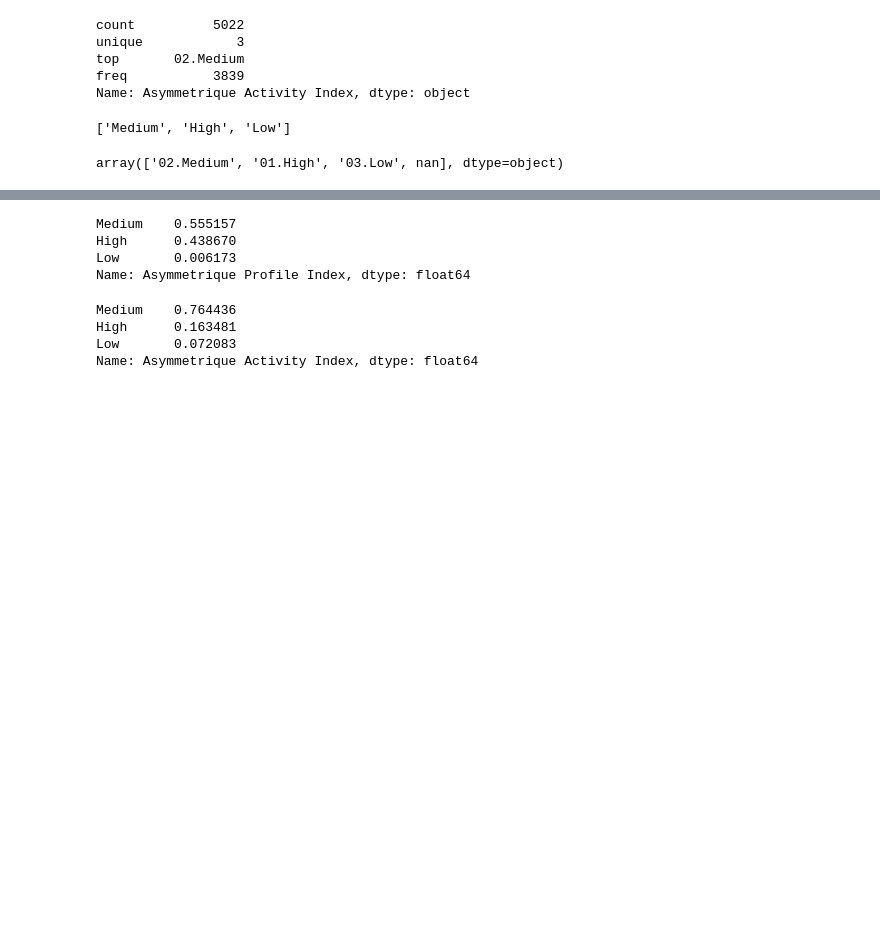
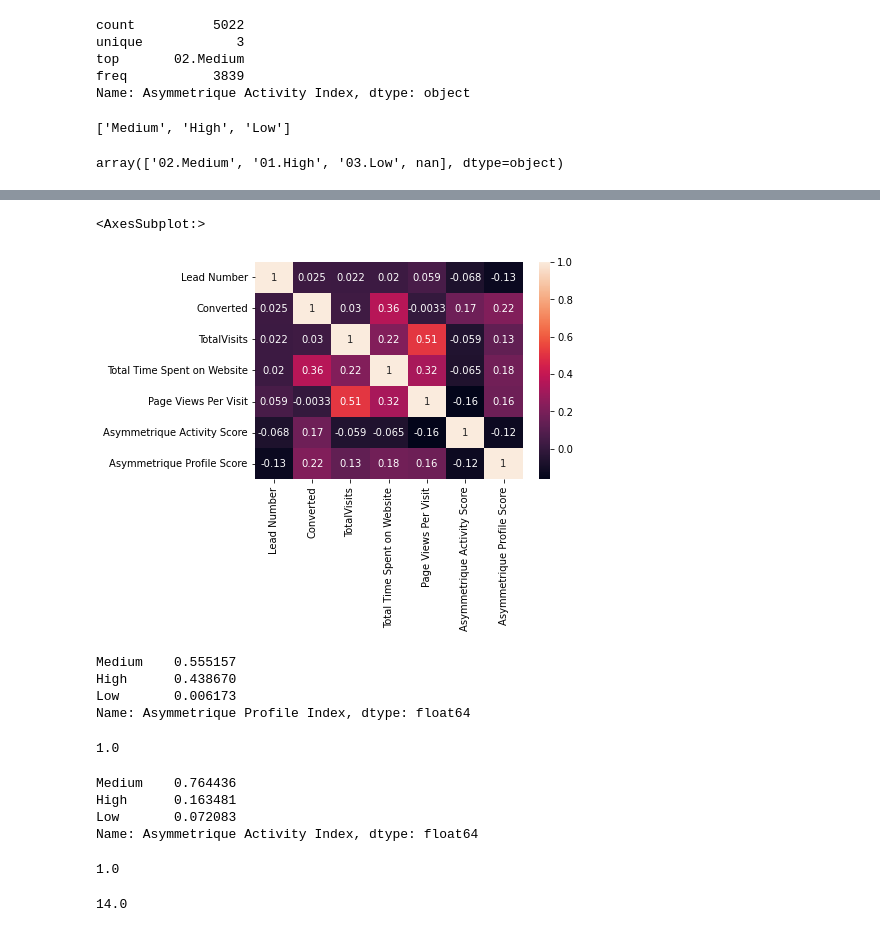
Before and after one commit to ted-198/Upgrad-Case-Study-Logestic-Regression, a Jupyter notebook: Logistic regression case study.ipynb, the cells around one changed output, grey strips where cells are left out. Saved outputs shown, nothing was run; the diff lists cells and outputs as text; code cells hidden in the pictures; blank space fills up the shorter version.

```diff
--- a/Logistic regression case study.ipynb
+++ b/Logistic regression case study.ipynb
@@ -133,3 +133,8 @@ df.head()
+# %%
+sns.heatmap(df.corr(), annot=True)
+# %% [output]
+<AxesSubplot:>
+[figure, added]
 # %%
 df['Asymmetrique Profile Index'].value_counts(normalize=True)
 # %% [output]
@@ -137,6 +142,10 @@ Medium    0.555157
 High      0.438670
 Low       0.006173
 Name: Asymmetrique Profile Index, dtype: float64
+# %%
+df['Asymmetrique Profile Index'].map({'Low':0, 'Medium':1, 'High':2}).median()
+# %% [output]
+1.0
 # %%
 df['Asymmetrique Activity Index'].value_counts(normalize=True)
 # %% [output]
@@ -144,3 +153,11 @@ Medium    0.764436
 High      0.163481
 Low       0.072083
 Name: Asymmetrique Activity Index, dtype: float64
+# %%
+df['Asymmetrique Activity Index'].map({'Low':0, 'Medium':1, 'High':2}).median()
+# %% [output]
+1.0
+# %%
+df['Asymmetrique Activity Score'].median()
+# %% [output]
+14.0
```
Also changed, not shown: parts of 64 cells of this notebook.
